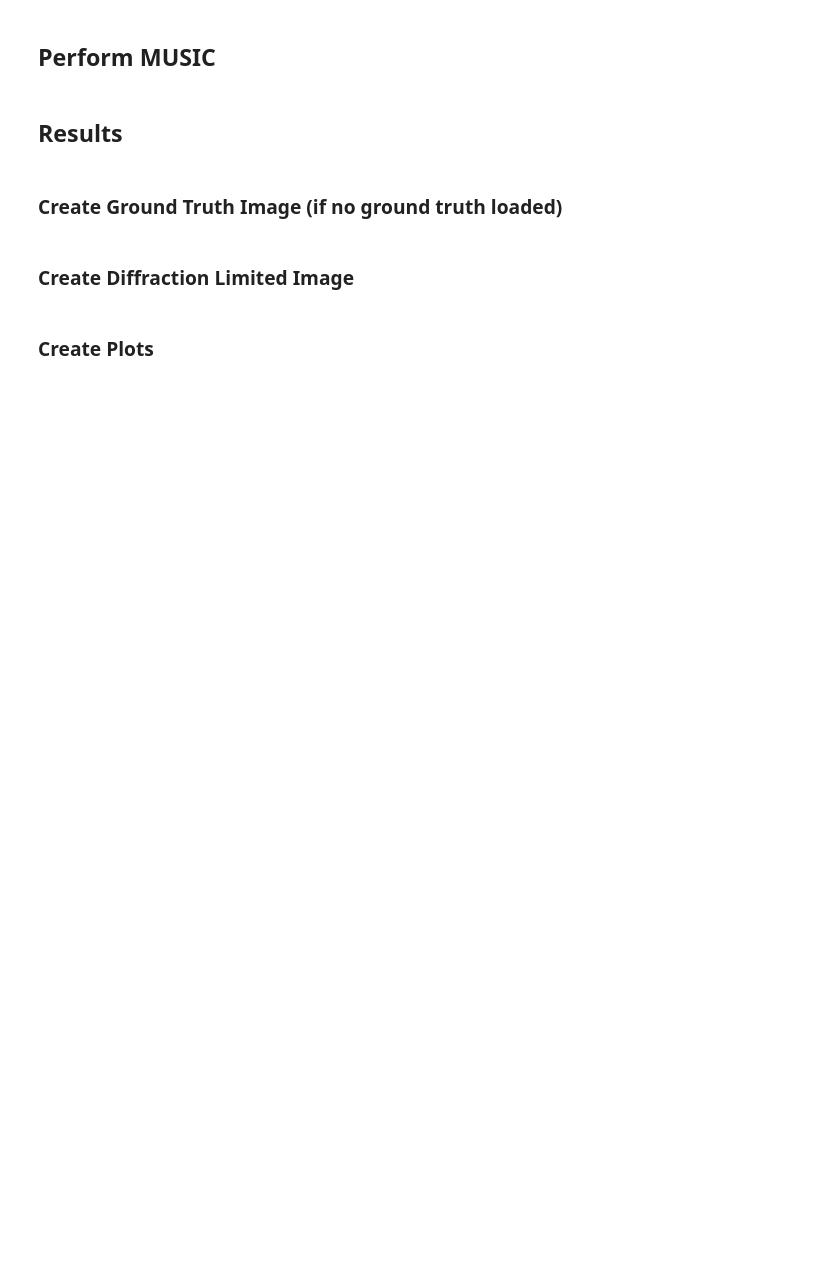
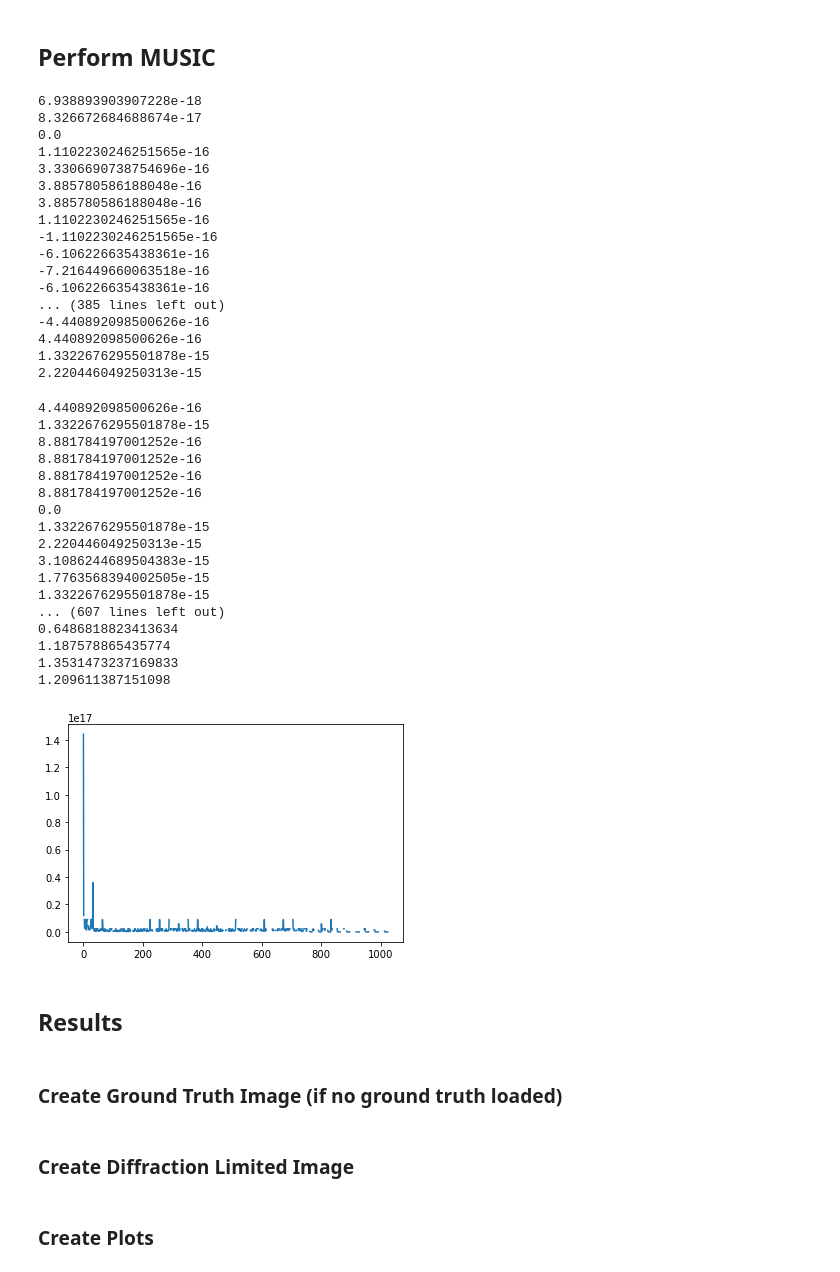
Before and after one commit to ElasticDuckCode/MUSIC_Microscopy, a Jupyter notebook: MUSIC_Microscopy.ipynb, the cells around one changed output. Drawn from its saved outputs; the diff is of its cells as text; code cells hidden in the pictures; blank space fills up the shorter version.

```diff
--- a/MUSIC_Microscopy.ipynb
+++ b/MUSIC_Microscopy.ipynb
@@ -152,6 +155,42 @@ def MUSIC2D(R_ff, v1, L, sig, Q, width):
     return img.reshape(Q,Q)
 # %%
-img = np.abs(MUSIC2D(R_ff,v1,p.k,p.sig,p.Q,p.width))
+img = np.abs(MUSIC2D(f,v1,p.k,p.sig,p.Q,p.width))
+# %% [output]
+6.938893903907228e-18
+8.326672684688674e-17
+0.0
+1.1102230246251565e-16
+3.3306690738754696e-16
+3.885780586188048e-16
+3.885780586188048e-16
+1.1102230246251565e-16
+-1.1102230246251565e-16
+-6.106226635438361e-16
+-7.216449660063518e-16
+-6.106226635438361e-16
+... (385 lines left out)
+-4.440892098500626e-16
+4.440892098500626e-16
+1.3322676295501878e-15
+2.220446049250313e-15
+4.440892098500626e-16
+1.3322676295501878e-15
+8.881784197001252e-16
+8.881784197001252e-16
+8.881784197001252e-16
+8.881784197001252e-16
+0.0
+1.3322676295501878e-15
+2.220446049250313e-15
+3.1086244689504383e-15
+1.7763568394002505e-15
+1.3322676295501878e-15
+... (607 lines left out)
+0.6486818823413634
+1.187578865435774
+1.3531473237169833
+1.209611387151098
+[figure, added]
 # %% [markdown]
 ## Results
 # %% [markdown]
```
Also changed, not shown: parts of 9 cells of this notebook.
